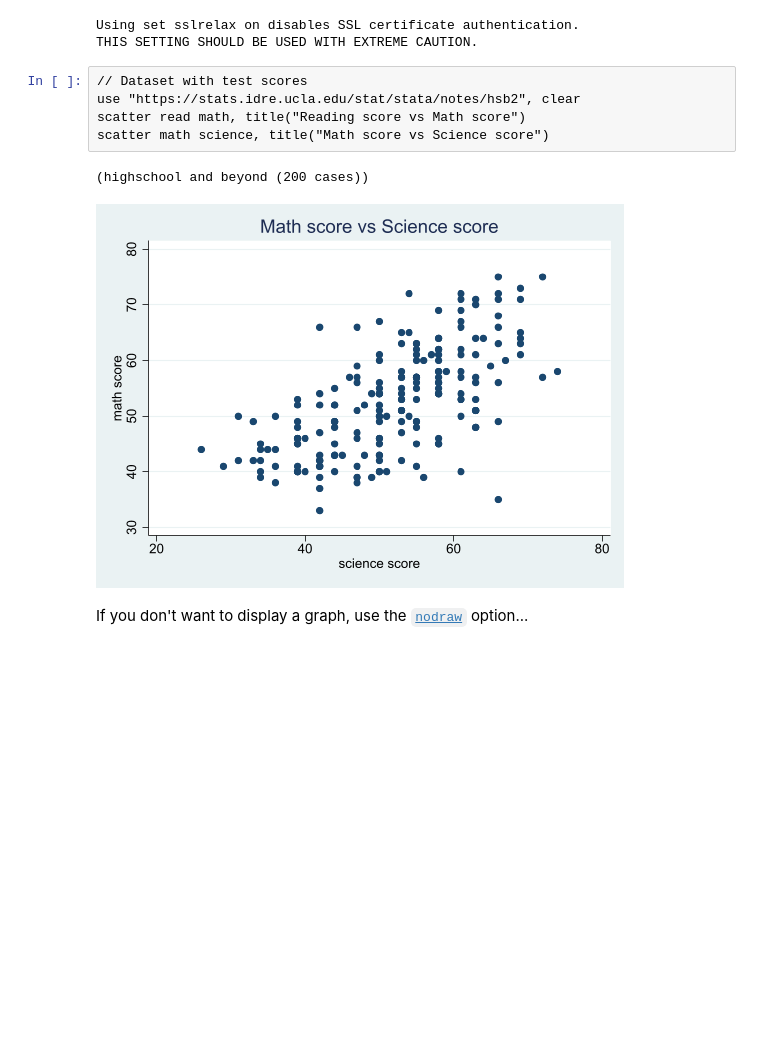
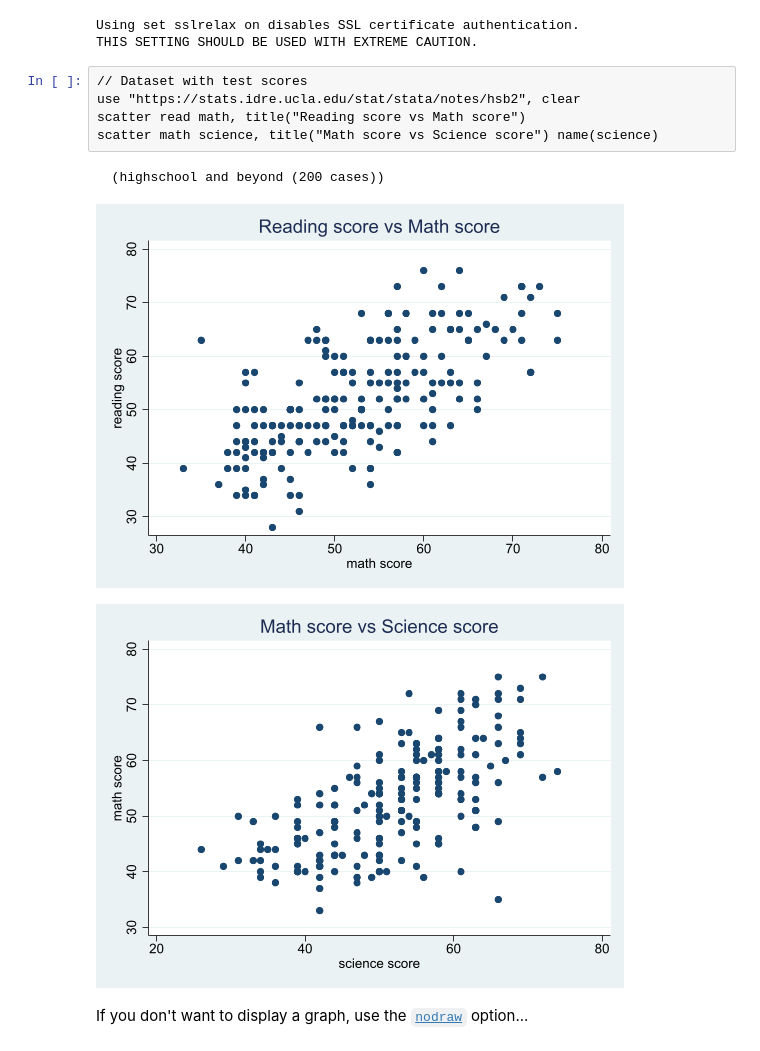
Before and after one commit to hugetim/nbstata, a Jupyter notebook: manual_test_nbs/stata_kernel example.ipynb, the cells around one changed output. Saved outputs shown, nothing was run; the diff lists cells and outputs as text; blank space fills up the shorter version.

```diff
--- a/manual_test_nbs/stata_kernel example.ipynb
+++ b/manual_test_nbs/stata_kernel example.ipynb
@@ -59,5 +61,5 @@ THIS SETTING SHOULD BE USED WITH EXTREME CAUTION.
 // Dataset with test scores
 use "https://stats.idre.ucla.edu/stat/stata/notes/hsb2", clear
 scatter read math, title("Reading score vs Math score")
-scatter math science, title("Math score vs Science score")
+scatter math science, title("Math score vs Science score") name(science)
 # %% [output]
@@ -65,4 +67,5 @@ scatter math science, title("Math score vs Science score")
-[figure, old version]
+[figure, new version]
+[figure, added]
 # %% [markdown]
 If you don't want to display a graph, use the [`nodraw`](https://www.stata.com/help.cgi?nodraw_option) option...
 # %%
```
Also changed, not shown: parts of 15 cells of this notebook, 9 other files.
